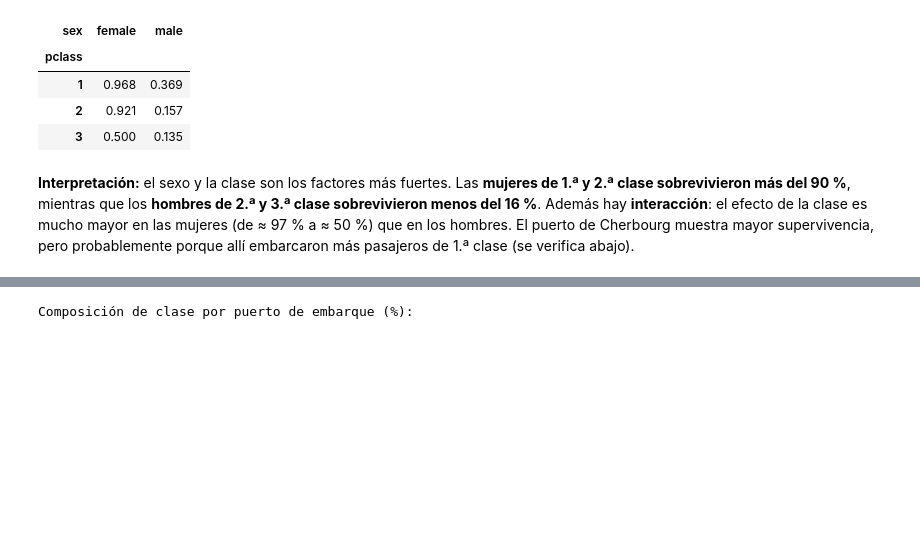
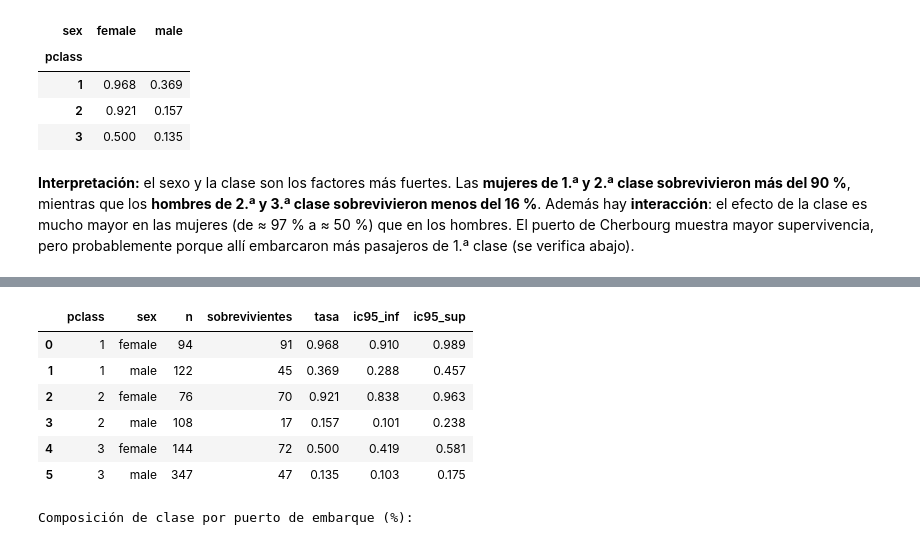
Before and after one commit to dariomontoya0505/proyecto-analisis-datos, a Jupyter notebook: notebooks/02_eda.ipynb, the cells around one changed output, grey strips where cells are left out. Saved outputs shown, nothing was run; the diff lists cells and outputs as text; code cells hidden in the pictures; blank space fills up the shorter version.

```diff
--- a/notebooks/02_eda.ipynb
+++ b/notebooks/02_eda.ipynb
@@ -401,3 +532,36 @@ tabla.round(3)
+# %%
+tasas = (df.groupby(["pclass", "sex"], observed=True).survived
+         .agg(n="size", sobrevivientes="sum").reset_index())
+tasas["tasa"] = tasas.sobrevivientes / tasas.n
+intervalos = [stats.binomtest(int(k), int(n)).proportion_ci(
+    confidence_level=0.95, method="wilson")
+    for k, n in zip(tasas.sobrevivientes, tasas.n)]
+tasas["ic95_inf"] = [ic.low for ic in intervalos]
+tasas["ic95_sup"] = [ic.high for ic in intervalos]
+tasas.to_csv(OUT / "supervivencia_intervalos.csv", index=False)
+display(tasas.round(4))
+fig, ax = plt.subplots(figsize=(9, 4.5))
+pos = np.arange(len(tasas))
+ax.errorbar(tasas.tasa*100, pos,
+    xerr=np.vstack([tasas.tasa-tasas.ic95_inf, tasas.ic95_sup-tasas.tasa])*100,
+    fmt="o", capsize=5, color="#176B87")
+sexo = tasas.sex.map({"female": "mujeres", "male": "hombres"})
+ax.set_yticks(pos, [f"Clase {c}, {s} (n={n})" for c, s, n in zip(tasas.pclass, sexo, tasas.n)])
+ax.set_xlim(0, 100)
+ax.set_xlabel("Supervivencia (%) e intervalo de Wilson del 95 %")
+ax.set_title("La tasa y su incertidumbre dependen del grupo")
+ax.grid(axis="x", alpha=.25)
+fig.tight_layout()
+fig.savefig(FIG / "02_supervivencia_intervalos.png", dpi=140)
+plt.show()
+# %% [output]
+|  | pclass | sex | n | sobrevivientes | tasa | ic95_inf | ic95_sup |
+| 0 | 1 | female | 94 | 91 | 0.968 | 0.910 | 0.989 |
+| 1 | 1 | male | 122 | 45 | 0.369 | 0.288 | 0.457 |
+| 2 | 2 | female | 76 | 70 | 0.921 | 0.838 | 0.963 |
+| 3 | 2 | male | 108 | 17 | 0.157 | 0.101 | 0.238 |
+| 4 | 3 | female | 144 | 72 | 0.500 | 0.419 | 0.581 |
+| 5 | 3 | male | 347 | 47 | 0.135 | 0.103 | 0.175 |
 # %%
 print("Composición de clase por puerto de embarque (%):")
 pd.crosstab(df["embarked"], df["pclass"], normalize="index").mul(100).round(1)
```
Also changed, not shown: parts of 31 cells of this notebook.
